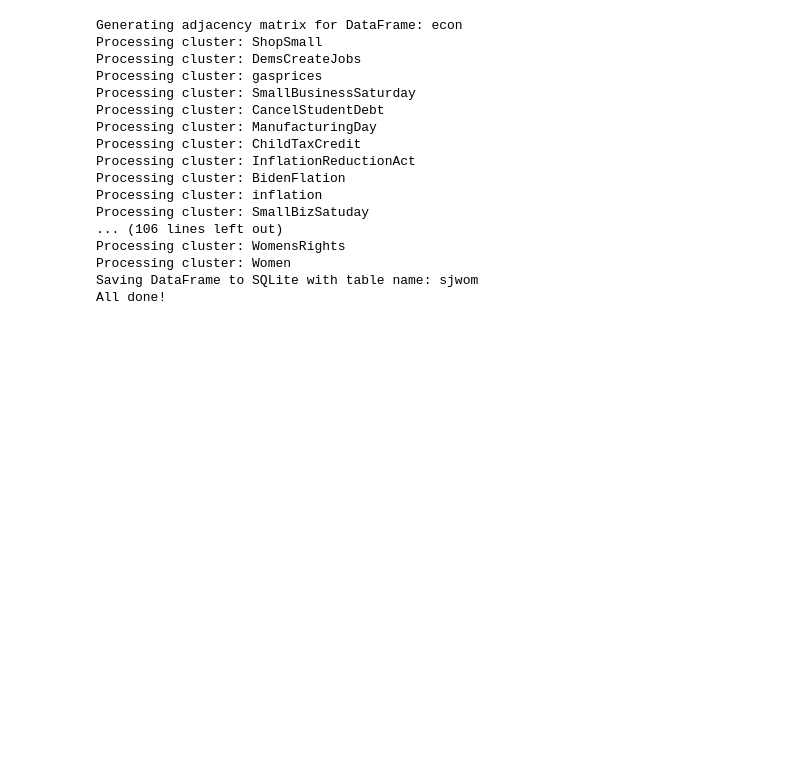
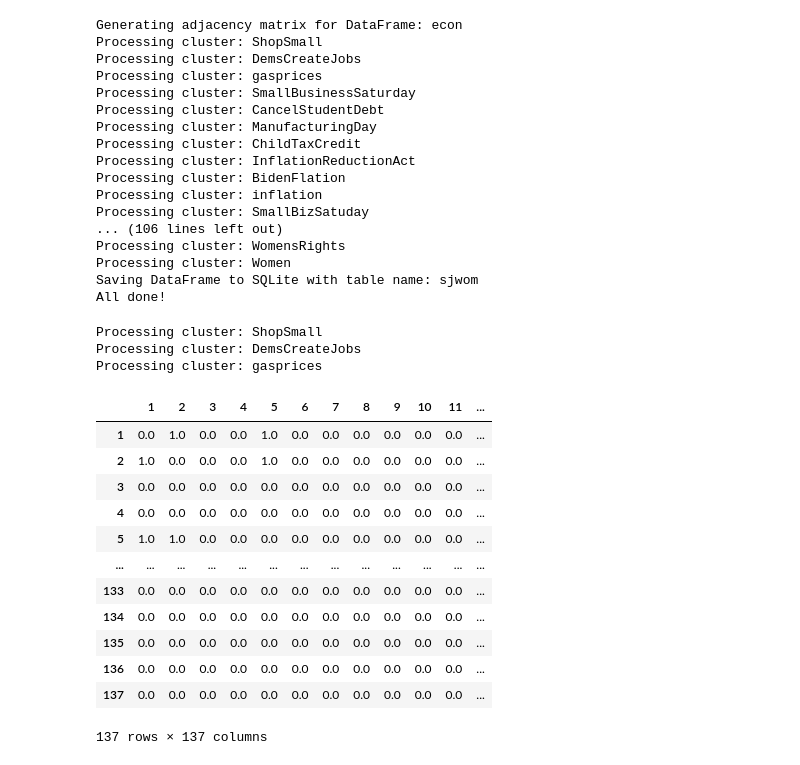
Before and after one commit to CEL-lab/multilayer_polarization, a Jupyter notebook: data/zero2hero.ipynb, the cells around one changed output. Drawn from its saved outputs; the diff is of its cells as text; code cells hidden in the pictures; blank space fills up the shorter version.

```diff
--- a/data/zero2hero.ipynb
+++ b/data/zero2hero.ipynb
@@ -328,3 +345,7 @@ merged_data.pivot_table(index=['sup_category'], aggfunc='size').reset_index()
+# %%
+
+#drop duplicates in cluster
+merged_data = merged_data.drop_duplicates(subset=['OFFICE2', 'cluster'], keep='first')
 # %%
 #filter merged_data where sup_category is Economy, Environment, Health, Immigration, SJ Identity, SJ Labor, SJ Women
 econ = merged_data[merged_data['sup_category'] == 'Economy']
@@ -513,3 +534,68 @@ Processing cluster: WomensRights
 Processing cluster: Women
 Saving DataFrame to SQLite with table name: sjwom
 All done!
+# %%
+
+import numpy as np
+
+# Sample data
+data = {
+    'OFFICE2': [13, 4, 2, 5, 1],
+    'cluster': ['ShopSmall', 'DemsCreateJobs', 'gasprices', 'gasprices', 'gasprices']
+}
+
+df = pd.DataFrame(data)
+
+df = df.copy()
+
+# Convert OFFICE2 column to integers
+df['OFFICE2'] = df['OFFICE2'].astype(int)
+
+# Given OFFICE2 is always between 1-137
+users = np.arange(1, 138)
+
+# Initialize a 128x128 matrix with zeros
+matrix = np.zeros((137, 137))
+
+# For each unique hashtag
+for cluster in df['cluster'].unique():
+    print(f"Processing cluster: {cluster}")  # Print current cluster
+
+    # Get list of users who used this hashtag
+    users_with_hashtag = df[df['cluster'] == cluster]['OFFICE2'].tolist()
+
+    # Update the matrix for every pair of these users
+    for i in range(len(users_with_hashtag)):
+        for j in range(i+1, len(users_with_hashtag)):
+            # Get matrix indices for the users
+            user_i_idx = users_with_hashtag[i] - 1  # subtract 1 since array indices start from 0
+            user_j_idx = users_with_hashtag[j] - 1
+
+            # Check if the indices are within bounds
+            if 0 <= user_i_idx < 138 and 0 <= user_j_idx < 138:
+                # Set the matrix entries for this pair of users to 1
+                matrix[user_i_idx][user_j_idx] = 1
+                matrix[user_j_idx][user_i_idx] = 1  # Symmetrical matrix
+            else:
+                print(f"WARNING: Detected out of bounds OFFICE2 value. Skipping pair ({users_with_hashtag[i]}, {users_with_hashtag[j]})")
+
+# Convert the matrix to a DataFrame
+matrix = pd.DataFrame(matrix, index=users, columns=users)
+matrix
+# %% [output]
+Processing cluster: ShopSmall
+Processing cluster: DemsCreateJobs
+Processing cluster: gasprices
+|  | 1 | 2 | 3 | 4 | 5 | 6 | 7 | 8 | 9 | 10 | 11 | ... |
+| 1 | 0.0 | 1.0 | 0.0 | 0.0 | 1.0 | 0.0 | 0.0 | 0.0 | 0.0 | 0.0 | 0.0 | ... |
+| 2 | 1.0 | 0.0 | 0.0 | 0.0 | 1.0 | 0.0 | 0.0 | 0.0 | 0.0 | 0.0 | 0.0 | ... |
+| 3 | 0.0 | 0.0 | 0.0 | 0.0 | 0.0 | 0.0 | 0.0 | 0.0 | 0.0 | 0.0 | 0.0 | ... |
+| 4 | 0.0 | 0.0 | 0.0 | 0.0 | 0.0 | 0.0 | 0.0 | 0.0 | 0.0 | 0.0 | 0.0 | ... |
+| 5 | 1.0 | 1.0 | 0.0 | 0.0 | 0.0 | 0.0 | 0.0 | 0.0 | 0.0 | 0.0 | 0.0 | ... |
+| ... | ... | ... | ... | ... | ... | ... | ... | ... | ... | ... | ... | ... |
+| 133 | 0.0 | 0.0 | 0.0 | 0.0 | 0.0 | 0.0 | 0.0 | 0.0 | 0.0 | 0.0 | 0.0 | ... |
+| 134 | 0.0 | 0.0 | 0.0 | 0.0 | 0.0 | 0.0 | 0.0 | 0.0 | 0.0 | 0.0 | 0.0 | ... |
+| 135 | 0.0 | 0.0 | 0.0 | 0.0 | 0.0 | 0.0 | 0.0 | 0.0 | 0.0 | 0.0 | 0.0 | ... |
+| 136 | 0.0 | 0.0 | 0.0 | 0.0 | 0.0 | 0.0 | 0.0 | 0.0 | 0.0 | 0.0 | 0.0 | ... |
+| 137 | 0.0 | 0.0 | 0.0 | 0.0 | 0.0 | 0.0 | 0.0 | 0.0 | 0.0 | 0.0 | 0.0 | ... |
+137 rows × 137 columns
```
Also changed, not shown: parts of 2 cells of this notebook, 1 other file.
